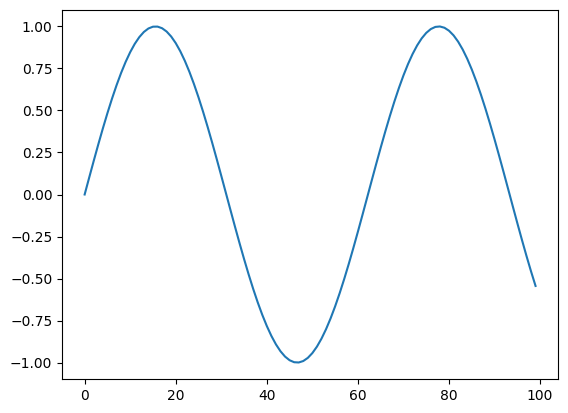
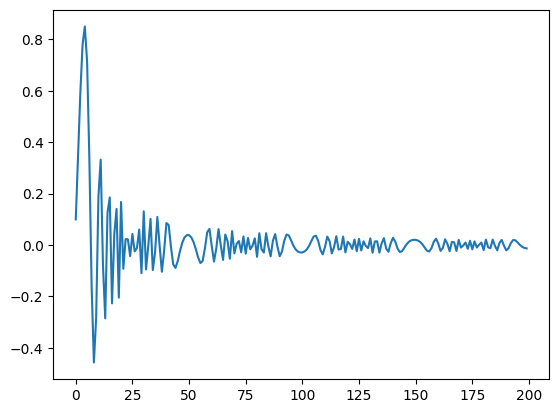
The change to this notebook cell's code, shown as a diff; its figure went from the first image to the second:
--- before
+++ after
@@ -1 +1,2 @@
-plt.plot(np.sin(np.linspace(0,10,100)));
+x = np.linspace(0.1,50,200)
+plt.plot(np.sin(x**2) / x );

Commit: wip: editor opening